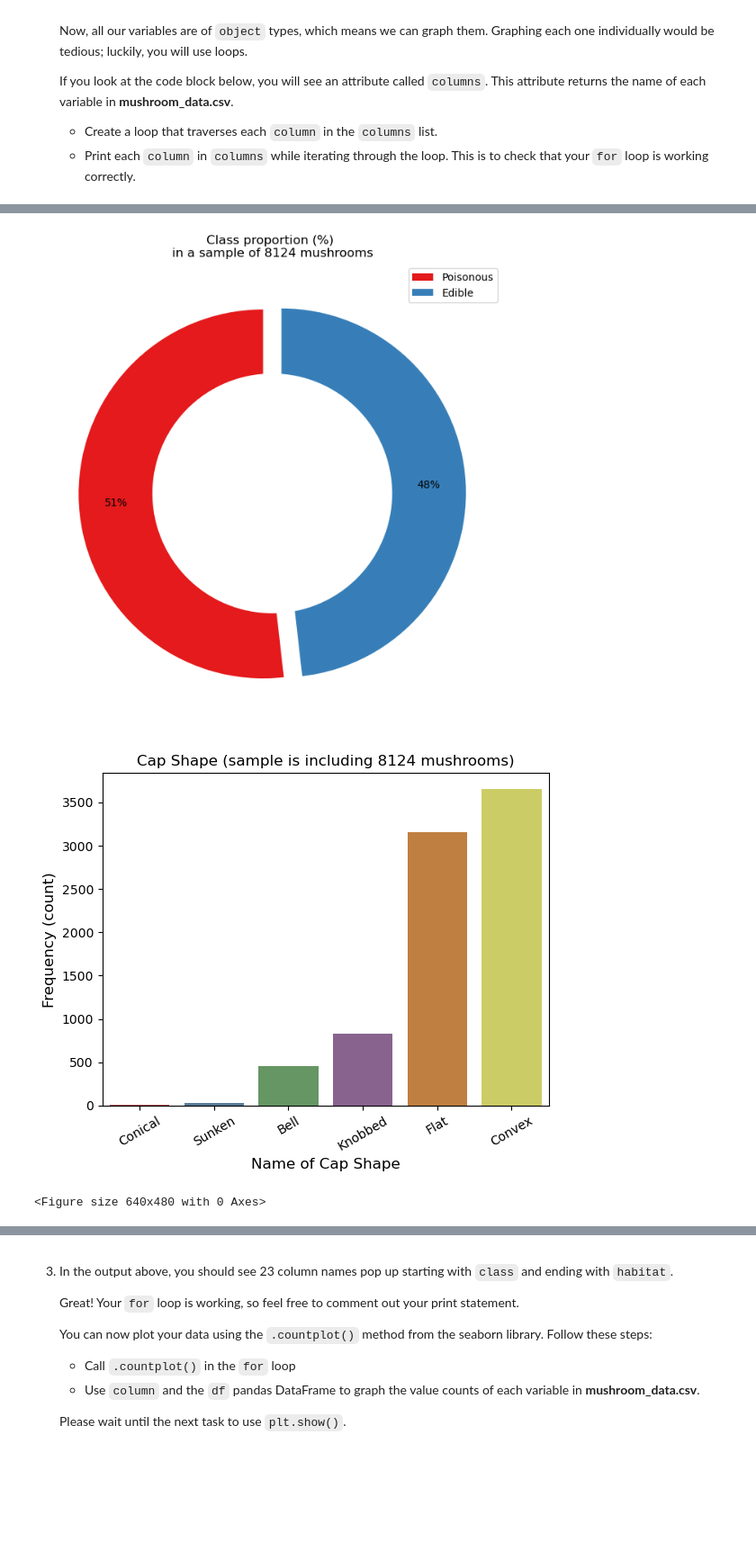
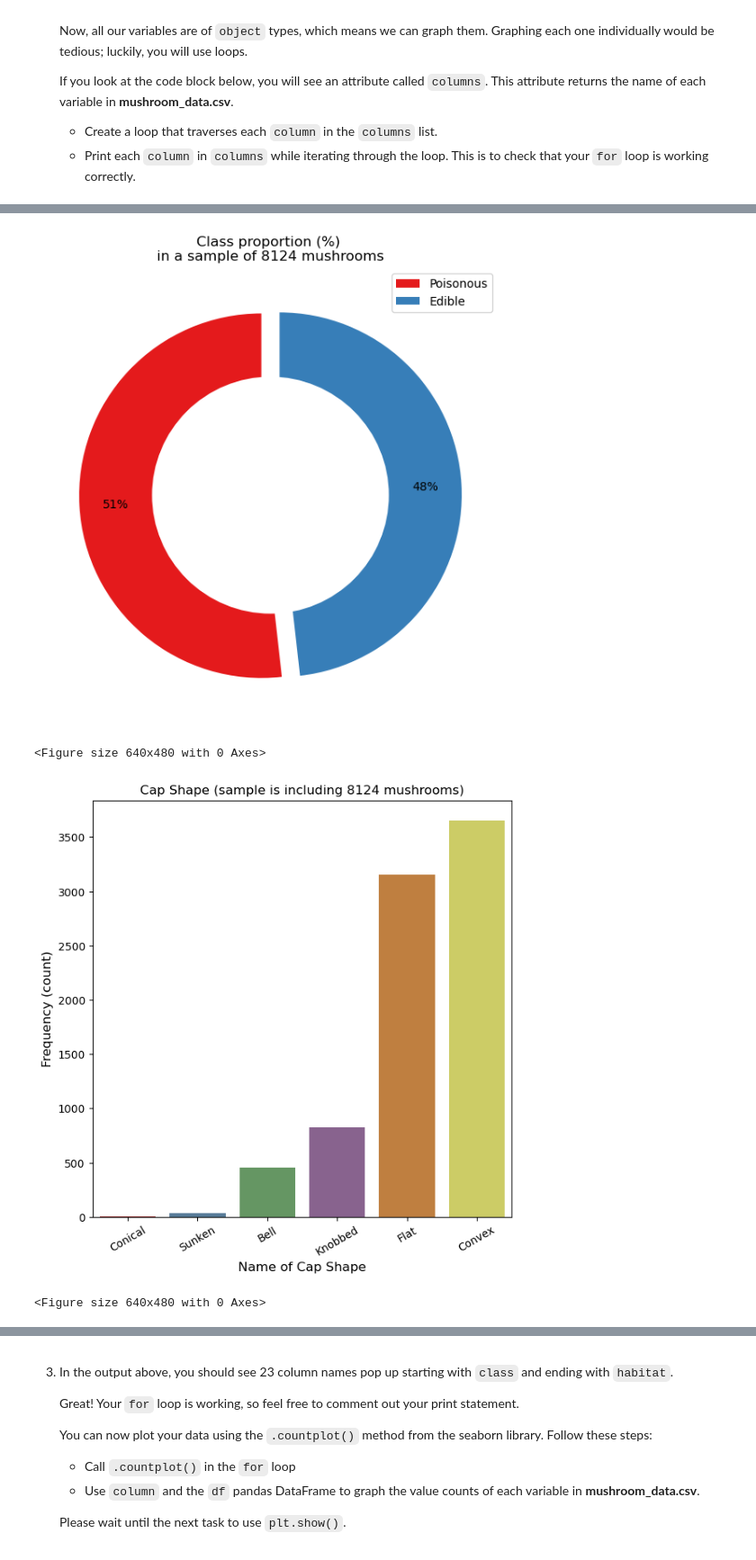
Before and after one commit to LiZoMark841619/Mushroom_analysis, a Jupyter notebook: Exploring Mushrooms/Exploring Mushrooms.ipynb, the cells around one changed output, grey strips where cells are left out. Shown at 90% size. Drawn from its saved outputs; the diff is of its cells as text; code cells hidden in the pictures; blank space fills up the shorter version.

```diff
--- a/Exploring Mushrooms/Exploring Mushrooms.ipynb
+++ b/Exploring Mushrooms/Exploring Mushrooms.ipynb
@@ -152,24 +64,25 @@ df.Population.nunique()
 # %%
 for column in columns:
-    #print(column)
+    plt.figure(figsize=[7,7])
     sns.set_palette("Set1")
     if df[column].nunique() < 6:
-        plt.figure(figsize=[8,8])
         plt.pie(df[column].value_counts(), autopct='%d%%', startangle=90, pctdistance=0.8, explode=[0.05 for i in range(len(df[column].value_counts()))])
         labels=df[column].unique()
         plt.legend(labels, loc=0)
         plt.title(f'{column} proportion (%) \nin a sample of {len(df.Population)} mushrooms', fontsize=12)
         hole = plt.Circle((0, 0), 0.65, facecolor='white')
         plt.gcf().gca().add_artist(hole)
+
     else:
-        sns.countplot(x=df[column], order=df[column].value_counts(ascending=True).index, saturation=0.5)
+        sns.countplot(x=df[column], order=df[column].value_counts(ascending=True).index, saturation=0.5, palette='Set1')
         plt.xticks(rotation=30, fontsize=10)
         plt.xlabel(f'Name of {column}', fontsize=12)
         plt.ylabel('Frequency (count)', fontsize=12)
         plt.title(f'{column} (sample is including {len(df.Population)} mushrooms)', fontsize=12)
     plt.show()
     plt.clf()
 # %% [output]
-[figure, old version]
+[figure, new version]
+<Figure size 640x480 with 0 Axes>
-[figure, old version]
+[figure, new version]
-<Figure size 640x480 with 0 Axes>
+<Figure size 640x480 with 0 Axes>
```
Also changed, not shown: parts of 10 cells of this notebook.
